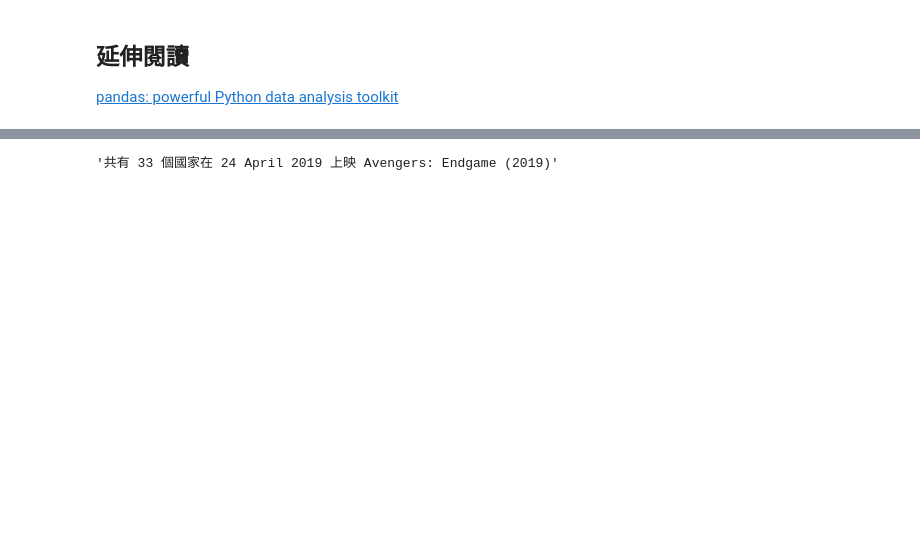
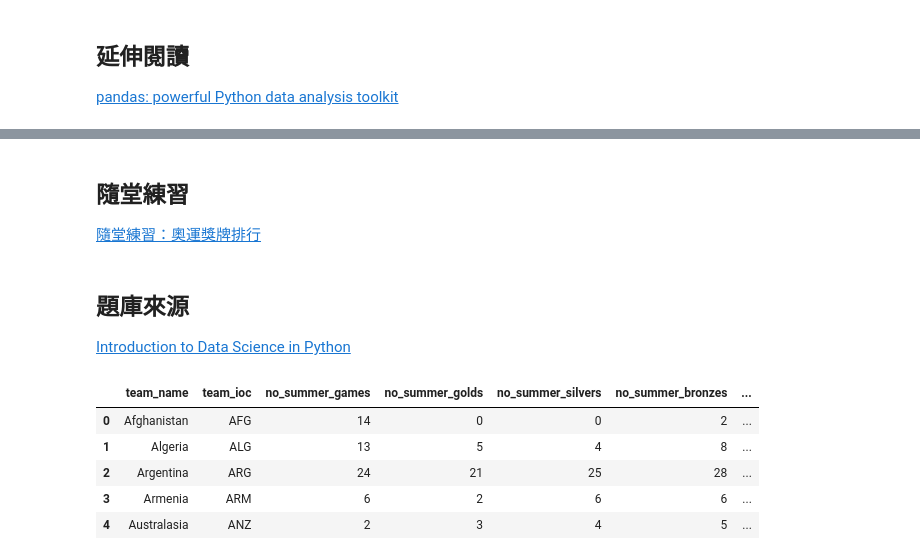
Before and after one commit to yaojenkuo/python-data-analysis, a Jupyter notebook: 03-pandas-101.ipynb, the cells around one changed output, grey strips where cells are left out. Drawn from its saved outputs; the diff is of its cells as text; code cells hidden in the pictures; blank space fills up the shorter version.

```diff
--- a/03-pandas-101.ipynb
+++ b/03-pandas-101.ipynb
@@ -1770,4 +912,31 @@ def answer_two():
-# %%
-answer_two()
-# %% [output]
-'共有 33 個國家在 24 April 2019 上映 Avengers: Endgame (2019)'
+# %% [markdown]
+## 隨堂練習
+
+[隨堂練習：奧運獎牌排行](https://mybinder.org/v2/gh/yaojenkuo/python-data-analysis/master?filepath=exercises%2F03-exercises.ipynb)
+# %% [markdown]
+## 題庫來源
+
+[Introduction to Data Science in Python](https://www.coursera.org/learn/python-data-analysis)
+# %%
+request_url = "https://en.wikipedia.org/wiki/All-time_Olympic_Games_medal_table"
+html_tables = pd.read_html(request_url)
+olympic_medal_table = html_tables[1]
+column_names = ['team', 'no_summer_games', 'no_summer_golds', 'no_summer_silvers', 'no_summer_bronzes', 'no_summer_totals',
+               'no_winter_games', 'no_winter_golds', 'no_winter_silvers', 'no_winter_bronzes', 'no_winter_totals',
+               'no_combined_games', 'no_combined_golds', 'no_combined_silvers', 'no_combined_bronzes', 'no_combined_totals']
+olympic_medal_table.columns = column_names
+team_name_split = olympic_medal_table['team'].str.split('\(|\)|\[|\]', expand=True)
+team_names = team_name_split[0].str.strip()
+team_ioc = team_name_split[1].str.strip()
+olympic_medal_table.insert(0, 'team_name', team_names.values)
+olympic_medal_table.insert(1, 'team_ioc', team_ioc.values)
+olympic_medal_table = olympic_medal_table.drop('team', axis=1)
+# %%
+olympic_medal_table.head()
+# %% [output]
+|  | team_name | team_ioc | no_summer_games | no_summer_golds | no_summer_silvers | no_summer_bronzes | ... |
+| 0 | Afghanistan | AFG | 14 | 0 | 0 | 2 | ... |
+| 1 | Algeria | ALG | 13 | 5 | 4 | 8 | ... |
+| 2 | Argentina | ARG | 24 | 21 | 25 | 28 | ... |
+| 3 | Armenia | ARM | 6 | 2 | 6 | 6 | ... |
+| 4 | Australasia | ANZ | 2 | 3 | 4 | 5 | ... |
```
Also changed, not shown: parts of 121 cells of this notebook.
